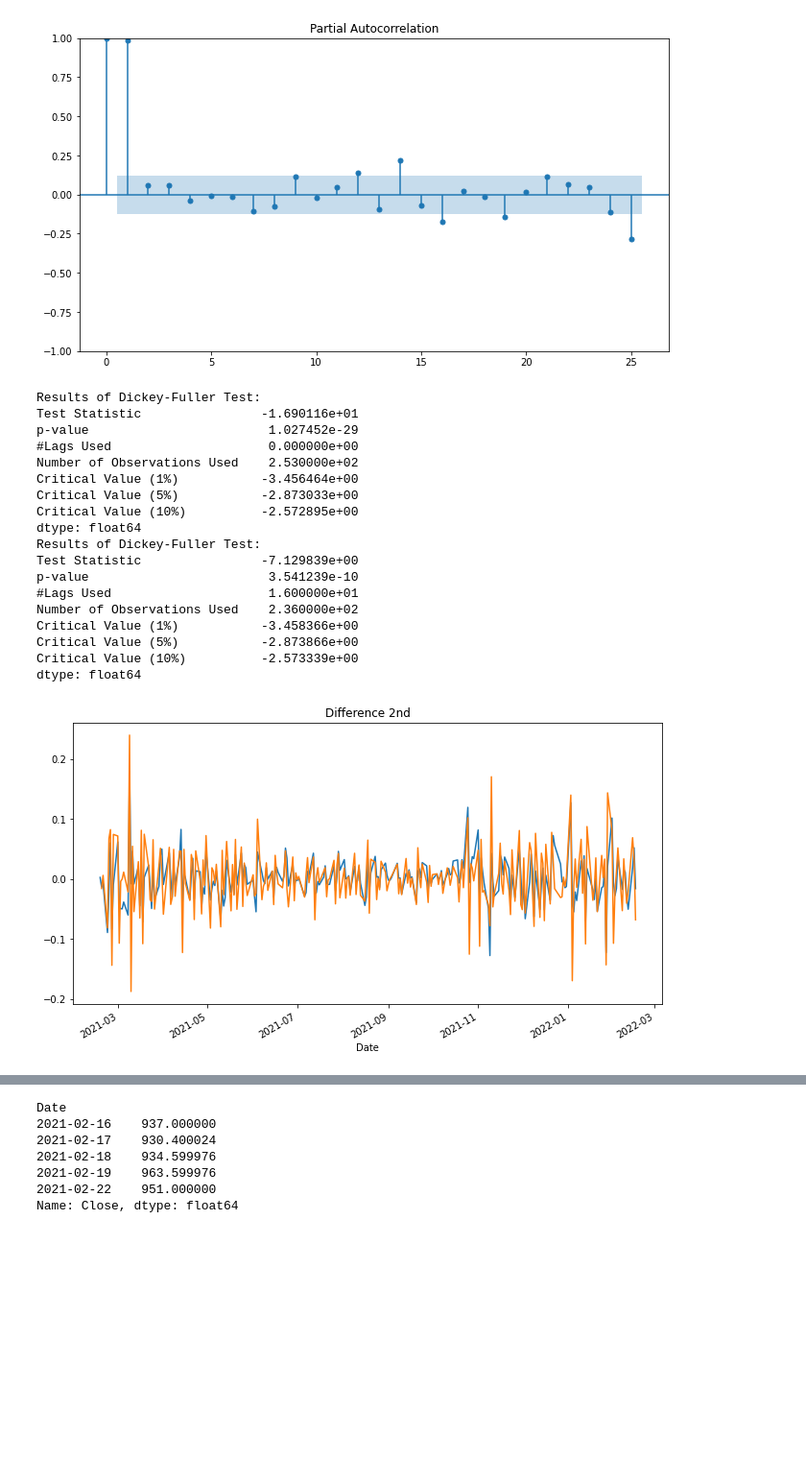
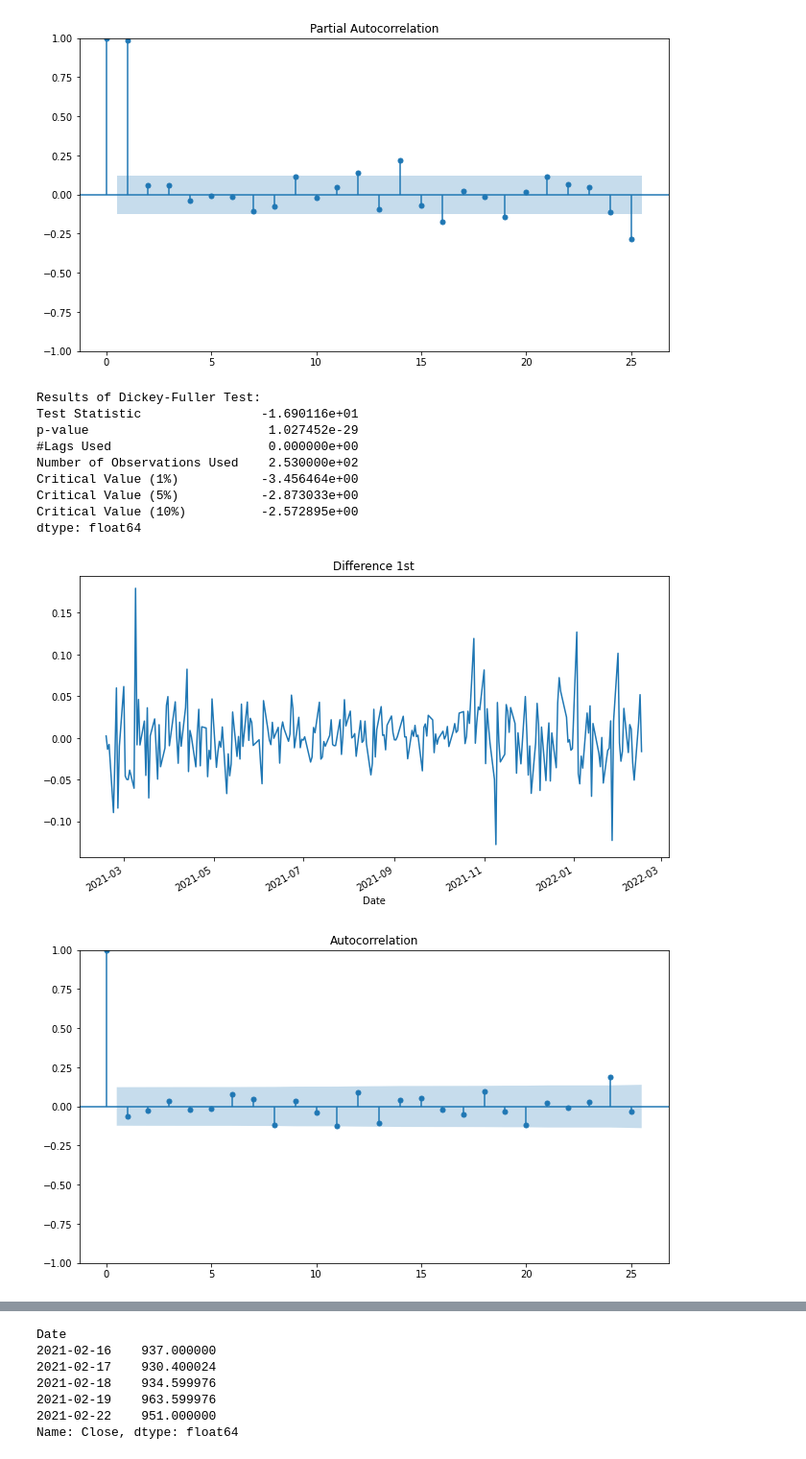
Before and after one commit to LAGABI44/AIFFEL_Study, a Jupyter notebook: EXPLORATION/Submission/[E-11]Stock_Prediction.ipynb, the cells around one changed output, grey strips where cells are left out. Shown at 96% size. Cells and saved outputs as stored; diff of their text form; code cells hidden in the pictures; blank space fills up the shorter version.

```diff
--- a/EXPLORATION/Submission/[E-11]Stock_Prediction.ipynb
+++ b/EXPLORATION/Submission/[E-11]Stock_Prediction.ipynb
@@ -692,33 +899,29 @@ plt.show()
 # %%
 # 차분 안정성 확인 -> d 구하기
 # 1차 차분 구하기
 diff_1 = ts_tsla_log.diff(periods=1).iloc[1:]
 diff_1.plot(title='Difference 1st')
 
 augmented_dickey_fuller_test(diff_1)
+plot_acf(diff_1)   # ACF : Autocorrelation 그래프 그리기
+plot_pacf(diff_1)  # PACF : Partial Autocorrelation 그래프 그리기
+plt.show()
 
-# 혹시 필요한 경우 2차 차분 구하기
-diff_2 = diff_1.diff(periods=1).iloc[1:]
-diff_2.plot(title='Difference 2nd')
 
-augmented_dickey_fuller_test(diff_2)
+# # 혹시 필요한 경우 2차 차분 구하기
+# diff_2 = diff_1.diff(periods=1).iloc[1:]
+# diff_2.plot(title='Difference 2nd')
+
+# augmented_dickey_fuller_test(diff_2)
 # %% [output]
 Results of Dickey-Fuller Test:
 Test Statistic                -1.690116e+01
 p-value                        1.027452e-29
 #Lags Used                     0.000000e+00
 Number of Observations Used    2.530000e+02
 Critical Value (1%)           -3.456464e+00
 Critical Value (5%)           -2.873033e+00
 Critical Value (10%)          -2.572895e+00
 dtype: float64
-Results of Dickey-Fuller Test:
-Test Statistic                -7.129839e+00
-p-value                        3.541239e-10
-#Lags Used                     1.600000e+01
-Number of Observations Used    2.360000e+02
-Critical Value (1%)           -3.458366e+00
-Critical Value (5%)           -2.873866e+00
-Critical Value (10%)          -2.573339e+00
-dtype: float64
-[figure, old version]
+[figure, new version]
+[figure, added]
```
Also changed, not shown: parts of 87 cells of this notebook.
